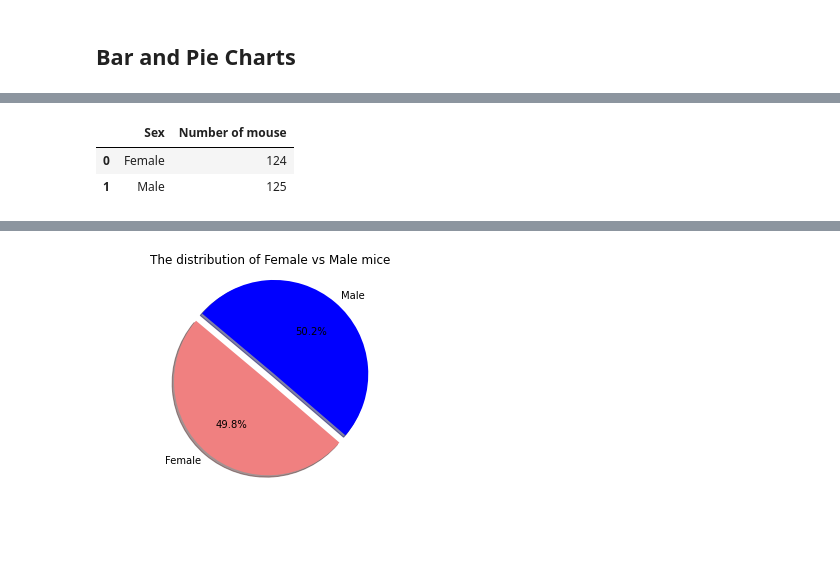
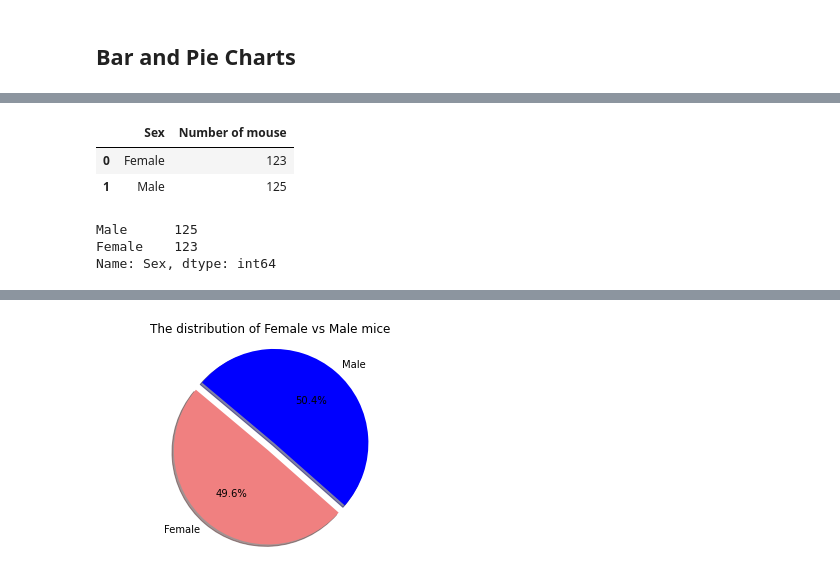
Before and after one commit to ChloeThan/Matplotlib_Challenge, a Jupyter notebook: pymaceuticals_chloe.ipynb, the cells around one changed output, grey strips where cells are left out. Cells and saved outputs as stored; diff of their text form; code cells hidden in the pictures; blank space fills up the shorter version.

```diff
--- a/pymaceuticals_chloe.ipynb
+++ b/pymaceuticals_chloe.ipynb
@@ -43,7 +43,7 @@ mouse_metadata['Mouse ID'].nunique()
 # Getting the duplicate mice by ID number that shows up for Mouse ID and Timepoint.
 
 duplicate_mouse_data = combined_data.loc[combined_data.duplicated(subset=None, keep='first') == True]
-
+duplicated_mouse_ids = duplicate_mouse_data['Mouse ID']
 duplicate_mouse_data
 # %% [output]
 |  | Mouse ID | Drug Regimen | Sex | Age_months | Weight (g) | Timepoint | Tumor Volume (mm3) | ... |
@@ -127,8 +143,6 @@ The summary statistics table:
 ## Bar and Pie Charts
 # %%
 # Generate a bar plot showing the total number of mice for each treatment throughout the course of the study using pandas.
-
-mouse_data_drug_df = mouse_metadata.groupby(['Drug Regimen'])["Mouse ID"].count().reset_index(name='Number of mouse')
-
-mouse_data_drug_df
+cleaned_mouse_metadata = mouse_metadata.loc[~mouse_metadata['Mouse ID'].isin(duplicated_mouse_ids)]
+cleaned_mouse_metadata
 # %% [output]
@@ -186,9 +218,16 @@ plt.tight_layout()
 # %%
 # Generate a pie plot showing the distribution of female versus male mice using pandas
-gender_mouse_df = mouse_metadata.groupby(['Sex'])["Mouse ID"].count().reset_index(name='Number of mouse')
+gender_mouse_df = cleaned_mouse_metadata.groupby(['Sex'])["Mouse ID"].count().reset_index(name='Number of mouse')
 gender_mouse_df
 # %% [output]
 |  | Sex | Number of mouse |
-| 0 | Female | 124 |
+| 0 | Female | 123 |
 | 1 | Male | 125 |
+# %%
+gender_mouse_df = cleaned_mouse_metadata.Sex.value_counts()
+gender_mouse_df
+# %% [output]
+Male      125
+Female    123
+Name: Sex, dtype: int64
 # %%
```
Also changed, not shown: parts of 20 cells of this notebook.
